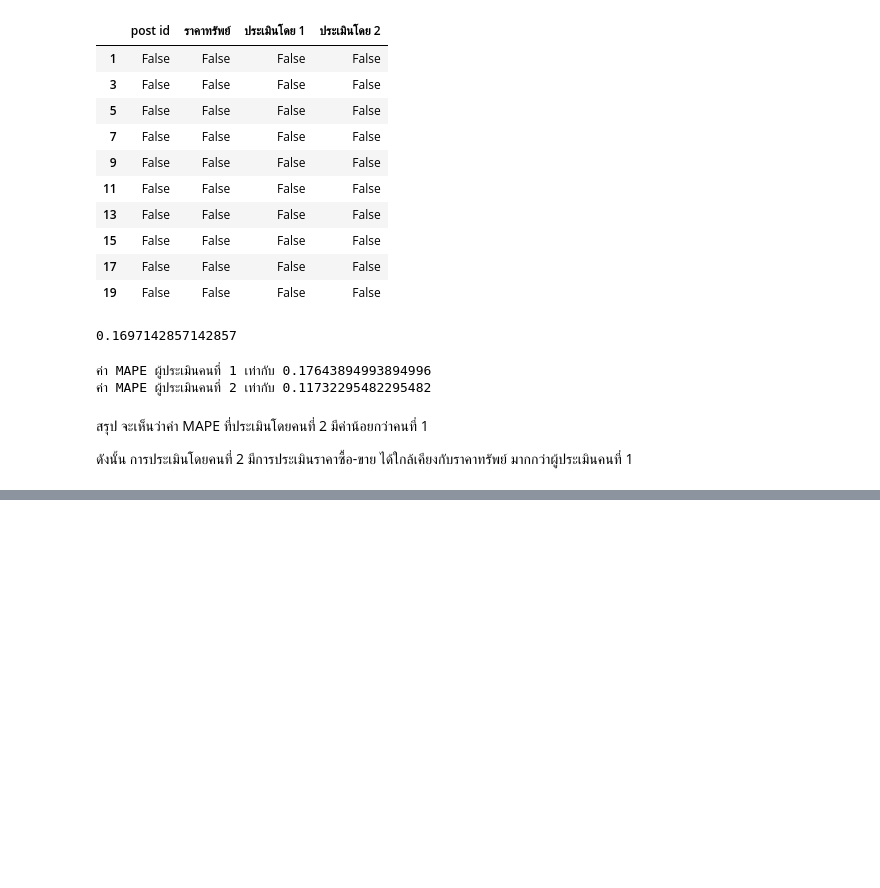
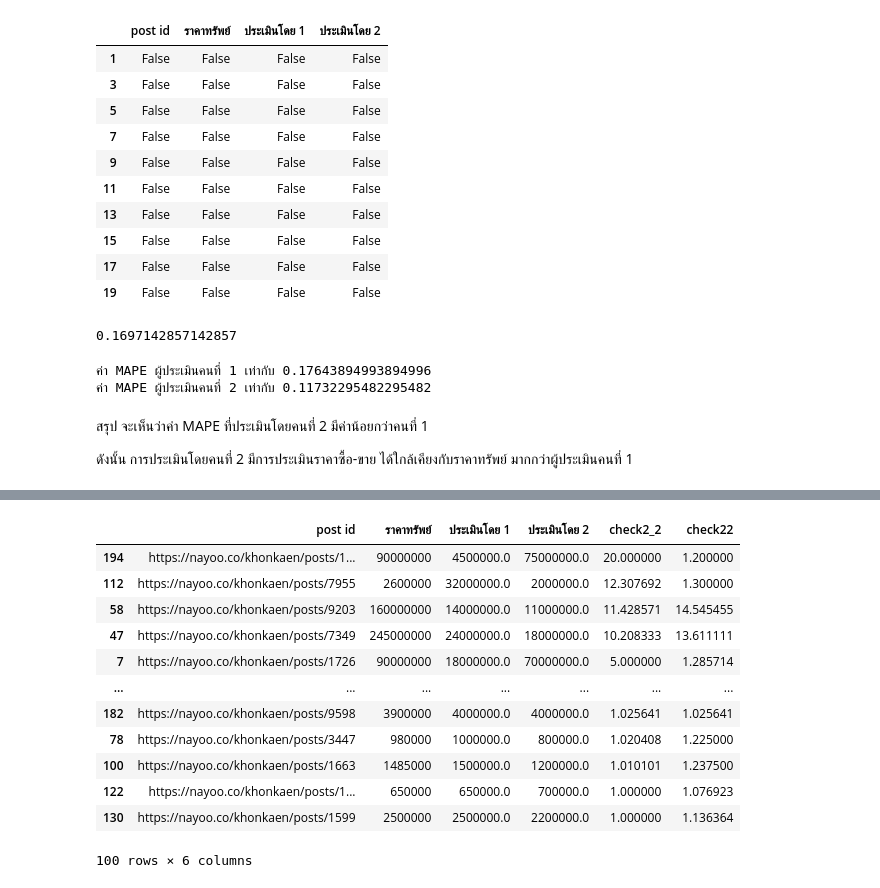
Before and after one commit to nannthd/bsc_dpdm22, a Jupyter notebook: [dataprep1] property estimator.ipynb, the cells around one changed output, grey strips where cells are left out. Saved outputs shown, nothing was run; the diff lists cells and outputs as text; code cells hidden in the pictures; blank space fills up the shorter version.

```diff
--- a/[dataprep1] property estimator.ipynb
+++ b/[dataprep1] property estimator.ipynb
@@ -864,0 +1029,16 @@ print(f'ค่า MAPE ผู้ประเมินคนที่ 1 เท่
+# %%
+table2.sort_values(by=['check2_2'],ascending=False)
+# %% [output]
+|  | post id | ราคาทรัพย์ | ประเมินโดย 1 | ประเมินโดย 2 | check2_2 | check22 |
+| 194 | https://nayoo.co/khonkaen/posts/1... | 90000000 | 4500000.0 | 75000000.0 | 20.000000 | 1.200000 |
+| 112 | https://nayoo.co/khonkaen/posts/7955 | 2600000 | 32000000.0 | 2000000.0 | 12.307692 | 1.300000 |
+| 58 | https://nayoo.co/khonkaen/posts/9203 | 160000000 | 14000000.0 | 11000000.0 | 11.428571 | 14.545455 |
+| 47 | https://nayoo.co/khonkaen/posts/7349 | 245000000 | 24000000.0 | 18000000.0 | 10.208333 | 13.611111 |
+| 7 | https://nayoo.co/khonkaen/posts/1726 | 90000000 | 18000000.0 | 70000000.0 | 5.000000 | 1.285714 |
+| ... | ... | ... | ... | ... | ... | ... |
+| 182 | https://nayoo.co/khonkaen/posts/9598 | 3900000 | 4000000.0 | 4000000.0 | 1.025641 | 1.025641 |
+| 78 | https://nayoo.co/khonkaen/posts/3447 | 980000 | 1000000.0 | 800000.0 | 1.020408 | 1.225000 |
+| 100 | https://nayoo.co/khonkaen/posts/1663 | 1485000 | 1500000.0 | 1200000.0 | 1.010101 | 1.237500 |
+| 122 | https://nayoo.co/khonkaen/posts/1... | 650000 | 650000.0 | 700000.0 | 1.000000 | 1.076923 |
+| 130 | https://nayoo.co/khonkaen/posts/1599 | 2500000 | 2500000.0 | 2200000.0 | 1.000000 | 1.136364 |
+100 rows × 6 columns
```
Also changed, not shown: parts of 24 cells of this notebook.
